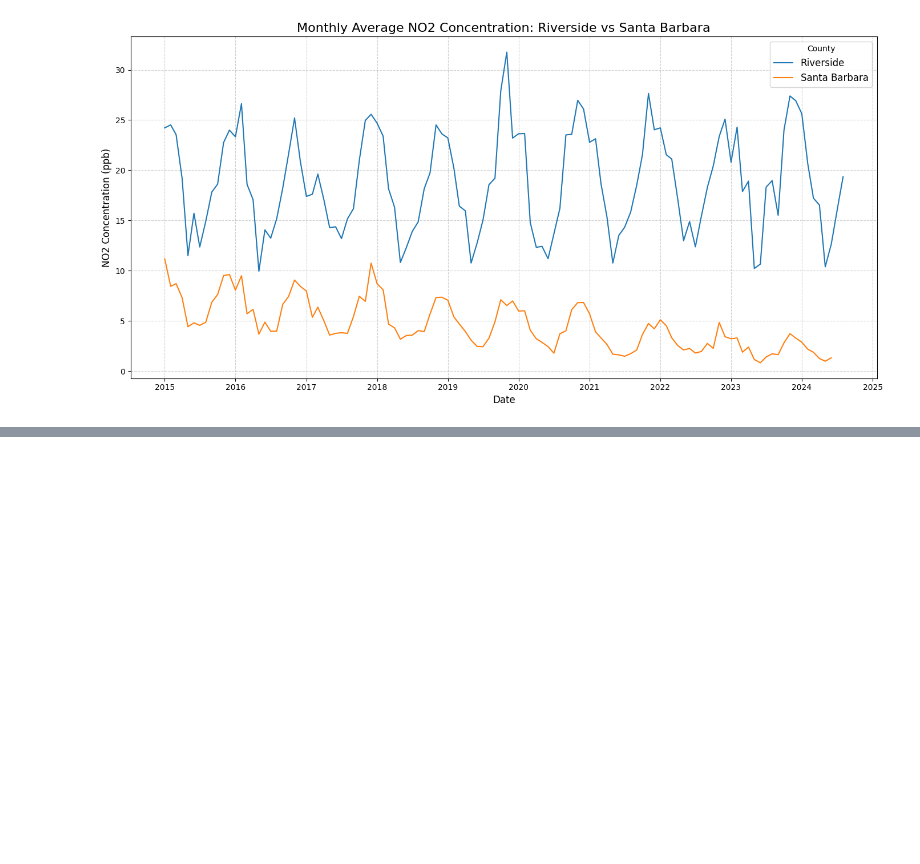
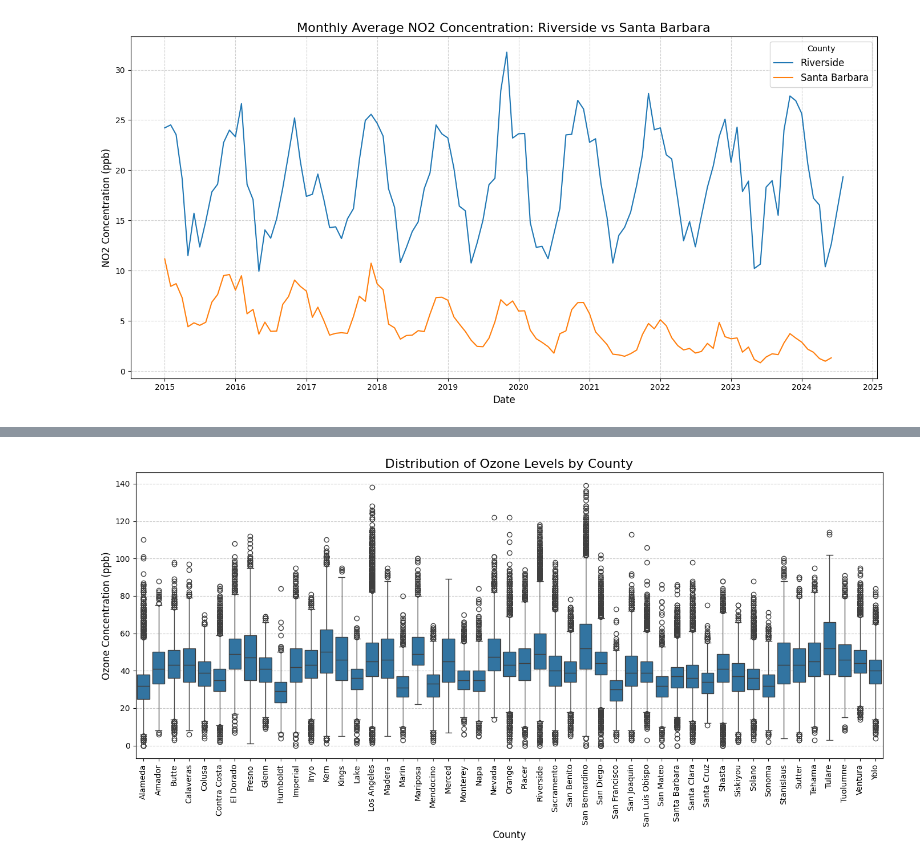
Before and after one commit to ashkren/eda_final_project, a Jupyter notebook: eda_final_project.ipynb, the cells around one changed output, grey strips where cells are left out. Cells and saved outputs as stored; diff of their text form; code cells hidden in the pictures; blank space fills up the shorter version.

```diff
--- a/eda_final_project.ipynb
+++ b/eda_final_project.ipynb
@@ -237,3 +237,6 @@ plt.show()
 # %%
 ozone_data = pd.read_csv("Ozone.csv")
 co_data = pd.read_csv("california_CO.csv")
+
+ozone_data['Date'] = pd.to_datetime(ozone_data['Date'])
+co_data['Date'] = pd.to_datetime(co_data['Date'])
@@ -240,3 +262,8 @@ co_data = pd.read_csv("california_CO.csv")
+# %%
+co_data['Daily Max 8-hour CO Concentration'] = co_data['Daily Max 8-hour CO Concentration'] * 1000
+ozone_data["Daily Max 8-hour Ozone Concentration"] = ozone_data["Daily Max 8-hour Ozone Concentration"] * 1000
+co_data["Units"] = "ppb"
+ozone_data["Units"] = "ppb"
 # %%
 import matplotlib.pyplot as plt
 
@@ -283,0 +348,13 @@ See the caveats in the documentation: https://pandas.pydata.org/pandas-docs/stab
+# %%
+# Create the boxplot for counties
+plt.figure(figsize=(14, 7))
+sns.boxplot(x='County', y='Daily Max 8-hour Ozone Concentration', data=ozone_data)
+plt.title('Distribution of Ozone Levels by County', fontsize=16)
+plt.xlabel('County', fontsize=12)
+plt.ylabel('Ozone Concentration (ppb)', fontsize=12)
+plt.xticks(rotation=90)
+plt.grid(axis='y', linestyle='--', alpha=0.7)
+plt.tight_layout()
+plt.show()
+# %% [output]
+[figure, added]
```
Also changed, not shown: parts of 10 cells of this notebook.
